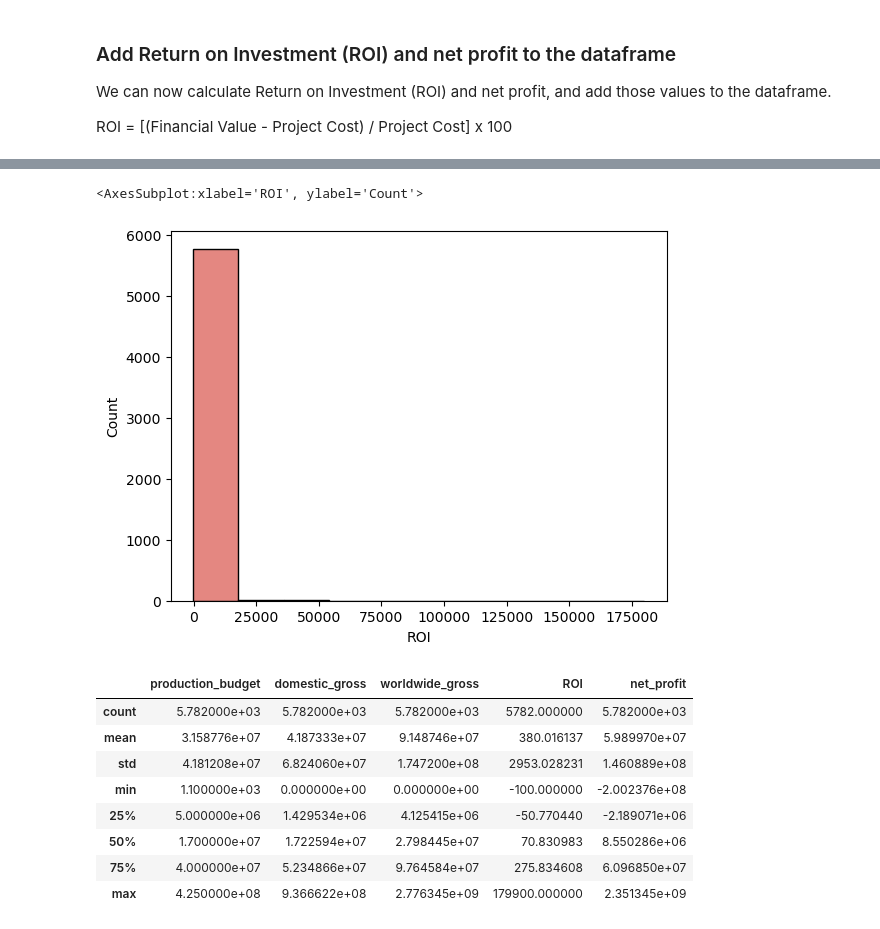
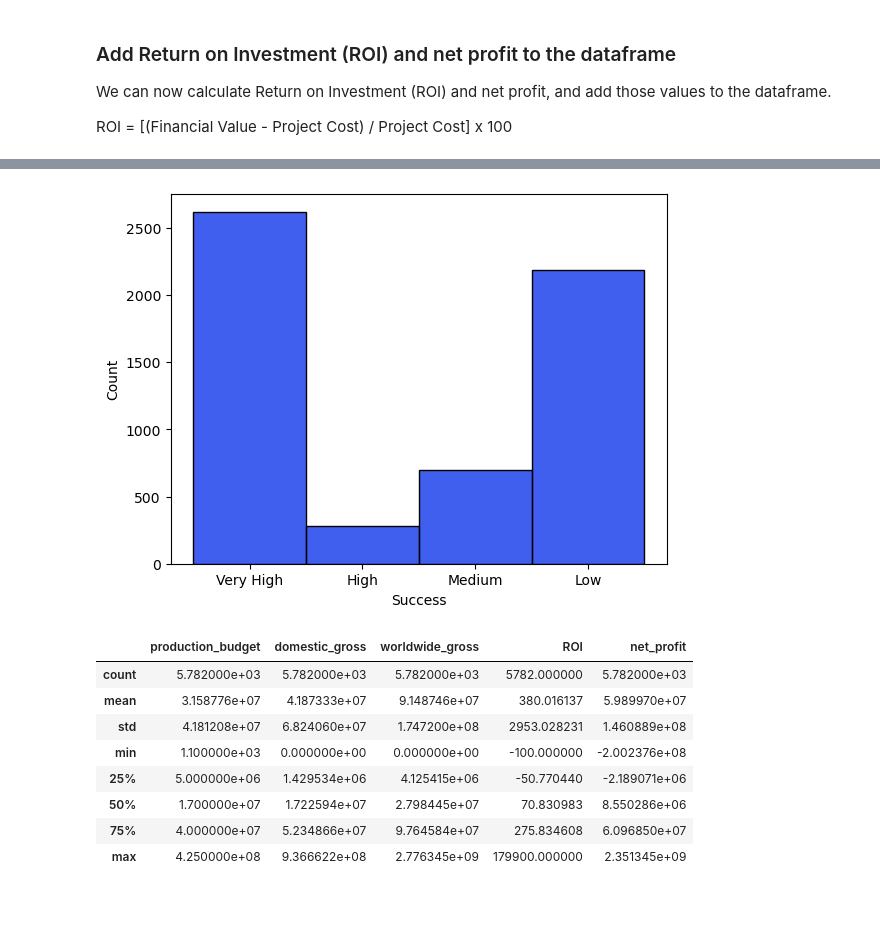
Before and after one commit to lalynjay/Movie-Trends-Analysis, a Jupyter notebook: Movie_Trends_Analysis.ipynb, the cells around one changed output, grey strips where cells are left out. Cells and saved outputs as stored; diff of their text form; code cells hidden in the pictures; blank space fills up the shorter version.

```diff
--- a/Movie_Trends_Analysis.ipynb
+++ b/Movie_Trends_Analysis.ipynb
@@ -128,11 +128,16 @@ budgets_df.head()
 | 93 | Sep 25, 2009 | Paranormal Activity | 450000 | 107918810 | 194183034 | 43051.785333 | 193733034 |
 | 80 | Jul 10, 2015 | The Gallows | 100000 | 22764410 | 41656474 | 41556.474000 | 41556474 |
 | 7 | Jul 14, 1999 | The Blair Witch Project | 600000 | 140539099 | 248300000 | 41283.333333 | 247700000 |
-# %%
-sns.histplot(budgets_df['ROI'], bins=10)#.set(xlim=(0, 8000), ylim=(0, 400));
-# %% [output]
-<AxesSubplot:xlabel='ROI', ylabel='Count'>
-[figure, removed]
+# %%
+#budgets_df['Budget_level'] = budgets_df.loc[budgets_df['production_budget'] < 1000000, 'Budget_level' = Low'
+
+budgets_df.loc[budgets_df['ROI'] < 5, 'Success'] = 'Low'
+budgets_df.loc[(budgets_df['ROI'] > 5) & (budgets_df['ROI'] < 70), 'Success'] = 'Medium'
+budgets_df.loc[(budgets_df['ROI'] > 70) & (budgets_df['ROI'] < 100), 'Success'] = 'High'
+budgets_df.loc[budgets_df['ROI'] > 100, 'Success'] = 'Very High'
+sns.histplot(budgets_df['Success'], bins='auto');
+# %% [output]
+[figure, added]
 # %%
 budgets_df.describe()
 # %% [output]
```
Also changed, not shown: parts of 4 cells of this notebook, 1 other file.
